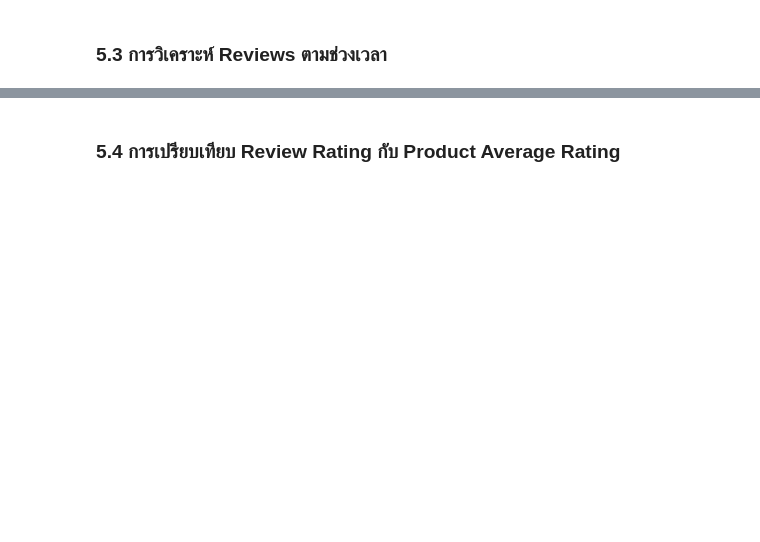
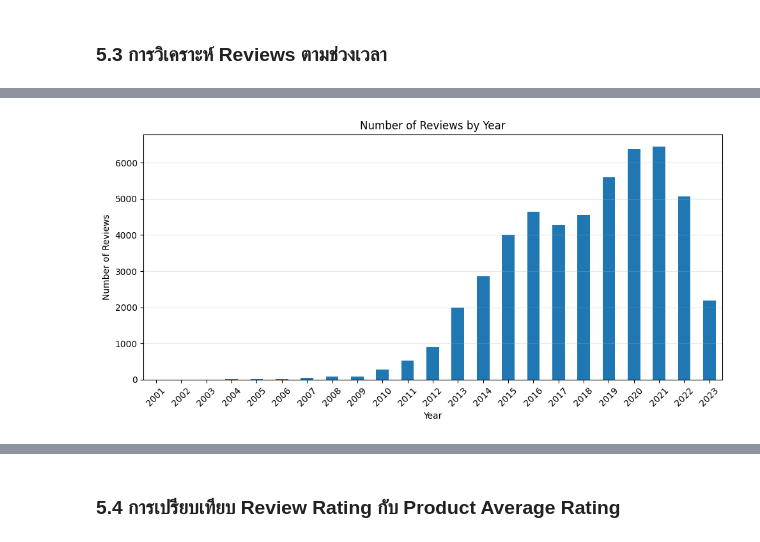
Before and after one commit to suphitchakh-web/Project_1, a Jupyter notebook: Team06_Part2.ipynb, the cells around one changed output, grey strips where cells are left out. Saved outputs shown, nothing was run; the diff lists cells and outputs as text; code cells hidden in the pictures; blank space fills up the shorter version.

```diff
--- a/Team06_Part2.ipynb
+++ b/Team06_Part2.ipynb
@@ -730,2 +870,16 @@ Join Success Rate: 100.00%
 # %% [markdown]
 ### 5.3 การวิเคราะห์ Reviews ตามช่วงเวลา
+# %%
+# ============================================================
+# 5.3 การวิเคราะห์ Reviews ตามช่วงเวลา
+# ============================================================
+
+analysis_df["review_date"] = pd.to_datetime(
+    analysis_df["timestamp"],
+    unit="ms"
+)
+
+# ตรวจสอบวันที่
+print("===== Review Date Range =====")
+print("Start:", analysis_df["review_date"].min())
+print("End:", analysis_df["review_date"].max())
@@ -731,0 +893,11 @@ Join Success Rate: 100.00%
+# %%
+# จำนวน Reviews รายปี
+
+reviews_by_year = (
+    analysis_df
+    .groupby(analysis_df["review_date"].dt.year)
+    .size()
+)
+
+print("===== Reviews by Year =====")
+print(reviews_by_year)
@@ -731,0 +922,17 @@ Join Success Rate: 100.00%
+# %%
+plt.figure(figsize=(10, 5))
+
+reviews_by_year.plot(
+    kind="bar"
+)
+
+plt.title("Number of Reviews by Year")
+plt.xlabel("Year")
+plt.ylabel("Number of Reviews")
+plt.xticks(rotation=45)
+plt.grid(axis="y", alpha=0.3)
+
+plt.tight_layout()
+plt.show()
+# %% [output]
+[figure, added]
```
Also changed, not shown: parts of 29 cells of this notebook.
